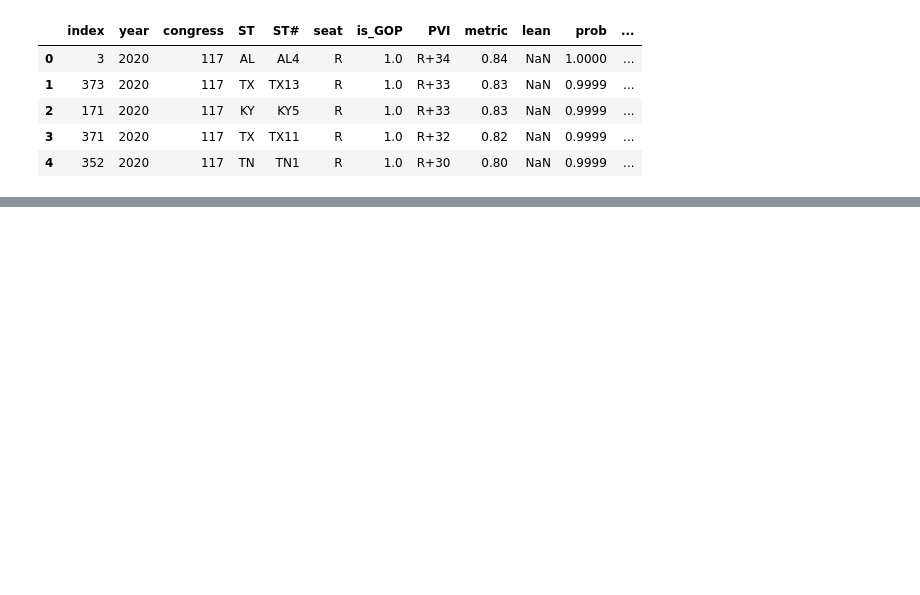
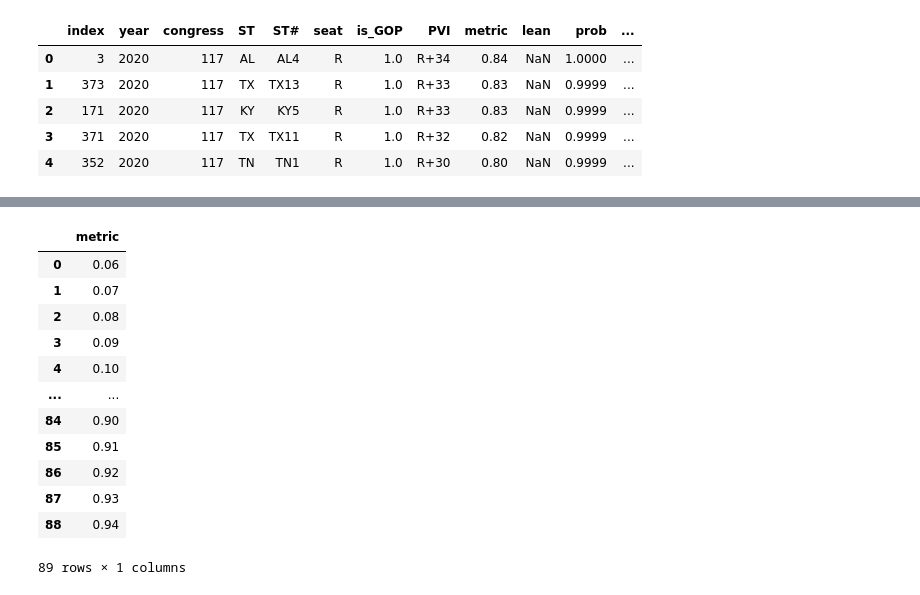
Before and after one commit to xadomatis/redistricting_project, a Jupyter notebook: app_building/app_prework.ipynb, the cells around one changed output, grey strips where cells are left out. Drawn from its saved outputs; the diff is of its cells as text; code cells hidden in the pictures; blank space fills up the shorter version.

```diff
--- a/app_building/app_prework.ipynb
+++ b/app_building/app_prework.ipynb
@@ -235,3 +238,19 @@ hg = alt.Chart(dist).mark_point().encode(
 hg
 # %% [output]
 [interactive output not drawn]
+# %%
+index
+# %% [output]
+|  | metric |
+| 0 | 0.06 |
+| 1 | 0.07 |
+| 2 | 0.08 |
+| 3 | 0.09 |
+| 4 | 0.10 |
+| ... | ... |
+| 84 | 0.90 |
+| 85 | 0.91 |
+| 86 | 0.92 |
+| 87 | 0.93 |
+| 88 | 0.94 |
+89 rows × 1 columns
```
Also changed, not shown: parts of 2 cells of this notebook, 11 other files.
